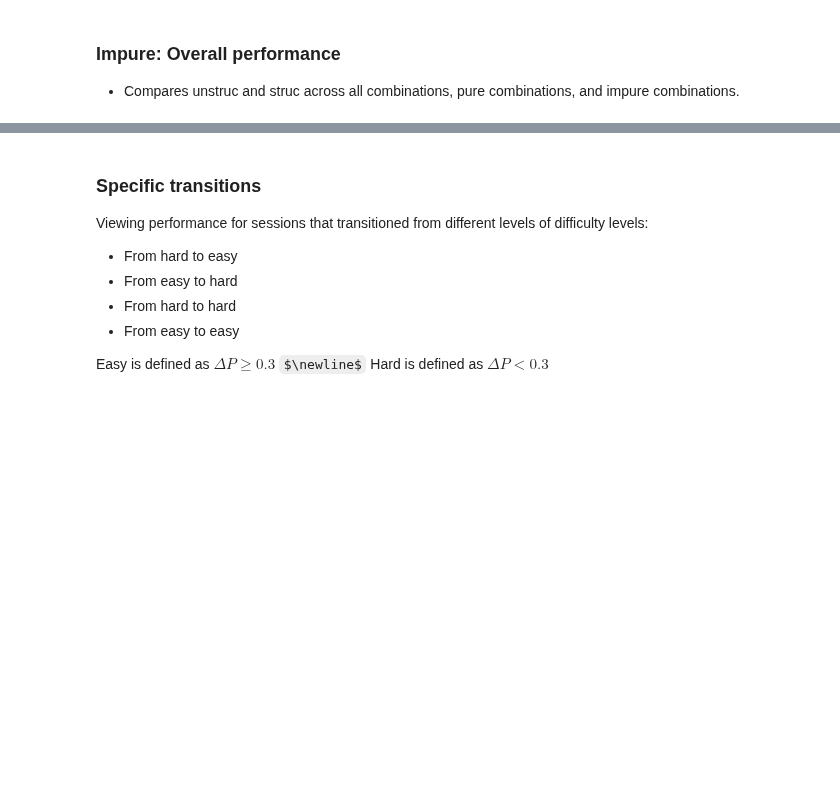
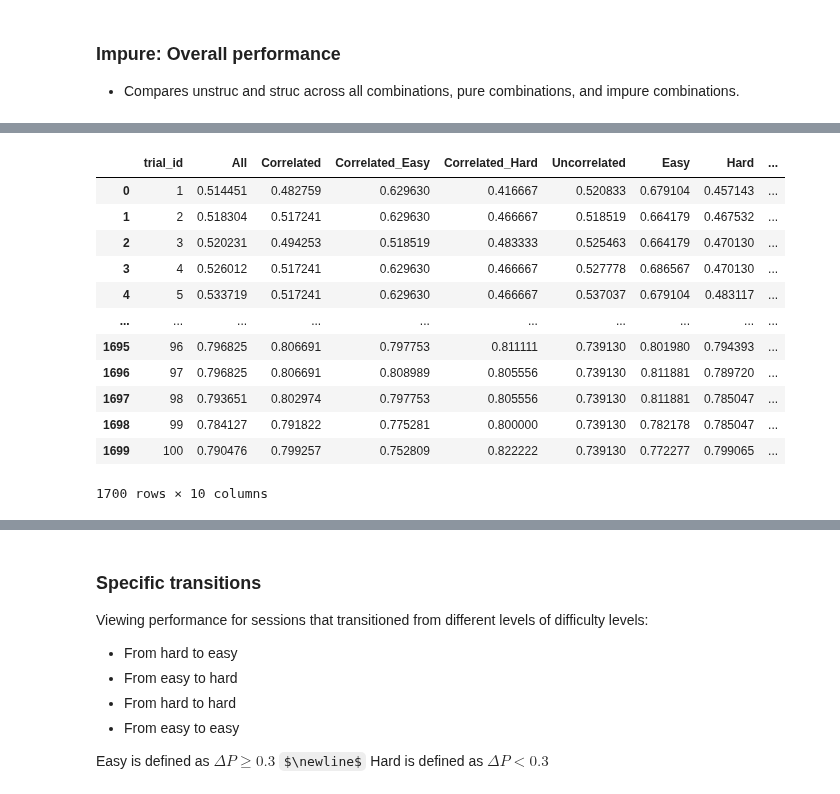
Before and after one commit to bapungiri/py_adlab_bg, a Jupyter notebook: mab_choice_performance1.ipynb, the cells around one changed output, grey strips where cells are left out. Drawn from its saved outputs; the diff is of its cells as text; code cells hidden in the pictures; some formulas as TeX source; blank space fills up the shorter version.

```diff
--- a/mab_choice_performance1.ipynb
+++ b/mab_choice_performance1.ipynb
@@ -462,3 +491,19 @@ for i, exp in enumerate(exps):
 
 perf_df = pd.concat(perf_df, ignore_index=True)
 mab_subjects.GroupData().save(perf_df, "perf_all_corr_uncorr")
+# %%
+perf_df
+# %% [output]
+|  | trial_id | All | Correlated | Correlated_Easy | Correlated_Hard | Uncorrelated | Easy | Hard | ... |
+| 0 | 1 | 0.514451 | 0.482759 | 0.629630 | 0.416667 | 0.520833 | 0.679104 | 0.457143 | ... |
+| 1 | 2 | 0.518304 | 0.517241 | 0.629630 | 0.466667 | 0.518519 | 0.664179 | 0.467532 | ... |
+| 2 | 3 | 0.520231 | 0.494253 | 0.518519 | 0.483333 | 0.525463 | 0.664179 | 0.470130 | ... |
+| 3 | 4 | 0.526012 | 0.517241 | 0.629630 | 0.466667 | 0.527778 | 0.686567 | 0.470130 | ... |
+| 4 | 5 | 0.533719 | 0.517241 | 0.629630 | 0.466667 | 0.537037 | 0.679104 | 0.483117 | ... |
+| ... | ... | ... | ... | ... | ... | ... | ... | ... | ... |
+| 1695 | 96 | 0.796825 | 0.806691 | 0.797753 | 0.811111 | 0.739130 | 0.801980 | 0.794393 | ... |
+| 1696 | 97 | 0.796825 | 0.806691 | 0.808989 | 0.805556 | 0.739130 | 0.811881 | 0.789720 | ... |
+| 1697 | 98 | 0.793651 | 0.802974 | 0.797753 | 0.805556 | 0.739130 | 0.811881 | 0.785047 | ... |
+| 1698 | 99 | 0.784127 | 0.791822 | 0.775281 | 0.800000 | 0.739130 | 0.782178 | 0.785047 | ... |
+| 1699 | 100 | 0.790476 | 0.799257 | 0.752809 | 0.822222 | 0.739130 | 0.772277 | 0.799065 | ... |
+1700 rows × 10 columns
```
Also changed, not shown: parts of 8 cells of this notebook, 5 other files.
